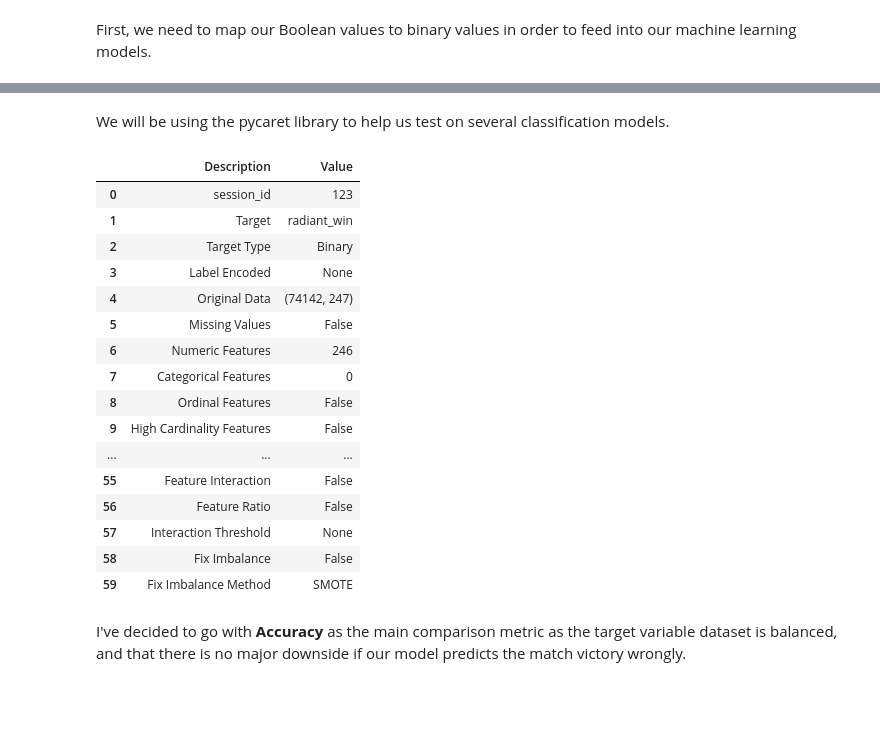
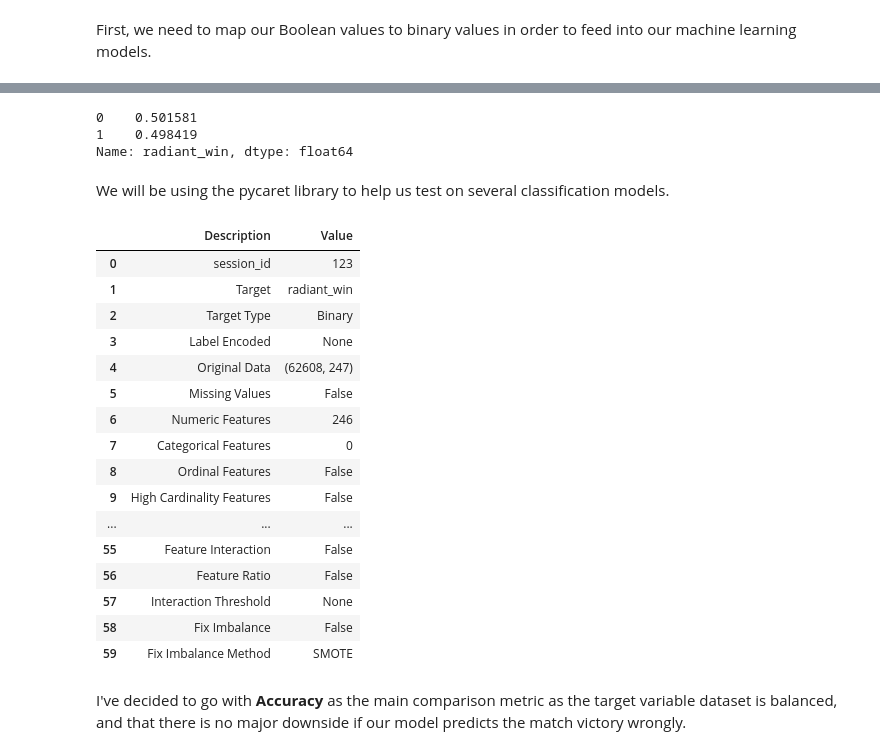
Before and after one commit to zackchia1608/Python-projects, a Jupyter notebook: Dota 2 match win predictor and recommender/Captstone Data Modelling.ipynb, the cells around one changed output, grey strips where cells are left out. Drawn from its saved outputs; the diff is of its cells as text; code cells hidden in the pictures; blank space fills up the shorter version.

```diff
--- a/Dota 2 match win predictor and recommender/Captstone Data Modelling.ipynb
+++ b/Dota 2 match win predictor and recommender/Captstone Data Modelling.ipynb
@@ -36,0 +59,9 @@ We will then need to train test split our model to generate a holdout sample.
+# %%
+# Create Holdout set
+
+data = model_df.sample(frac=0.95, random_state=42)
+data_unseen = model_df.drop(data.index)
+data.reset_index(inplace=True, drop=True)
+data_unseen.reset_index(inplace=True, drop=True)
+print('Data for Modeling: ' + str(data.shape))
+print('Unseen Data For Predictions: ' + str(data_unseen.shape))
@@ -37,9 +75,7 @@ We will then need to train test split our model to generate a holdout sample.
 # %%
-# Creating our X and y variables
+# Train Test Split Data
+X = data.drop("radiant_win", axis=1)
+y = data["radiant_win"]
 
-X = model_df.drop("radiant_win", axis=1)
-y = model_df["radiant_win"]
-
-# Train test split our data
 X_train, X_test, y_train, y_test = train_test_split(
-    X, y, random_state=42, test_size=0.1)
+    X, y, random_state=42, test_size=0.2)
@@ -51,0 +82,7 @@ Name: radiant_win, dtype: float64
+# %%
+# Value count of each label
+y_train.value_counts(normalize=True)
+# %% [output]
+0    0.501581
+1    0.498419
+Name: radiant_win, dtype: float64
@@ -61,14 +102,15 @@ numeric_columns = (pycaret.columns)[:-1].tolist()
 # %%
 # Setup our pycaret parameters
 
-model1 = setup(data=pycaret, target='radiant_win', session_id=123, use_gpu=True, fold = 5, numeric_features=numeric_columns)
+model1 = setup(data=pycaret, target='radiant_win', session_id=123,
+               use_gpu=True, fold=5, numeric_features=numeric_columns, pca = True, pca_components = 0.8)
 # %% [output]
 |  | Description | Value |
 | 0 | session_id | 123 |
 | 1 | Target | radiant_win |
 | 2 | Target Type | Binary |
 | 3 | Label Encoded | None |
-| 4 | Original Data | (74142, 247) |
+| 4 | Original Data | (62608, 247) |
 | 5 | Missing Values | False |
 | 6 | Numeric Features | 246 |
 | 7 | Categorical Features | 0 |
```
Also changed, not shown: parts of 17 cells of this notebook, 27 other files.
